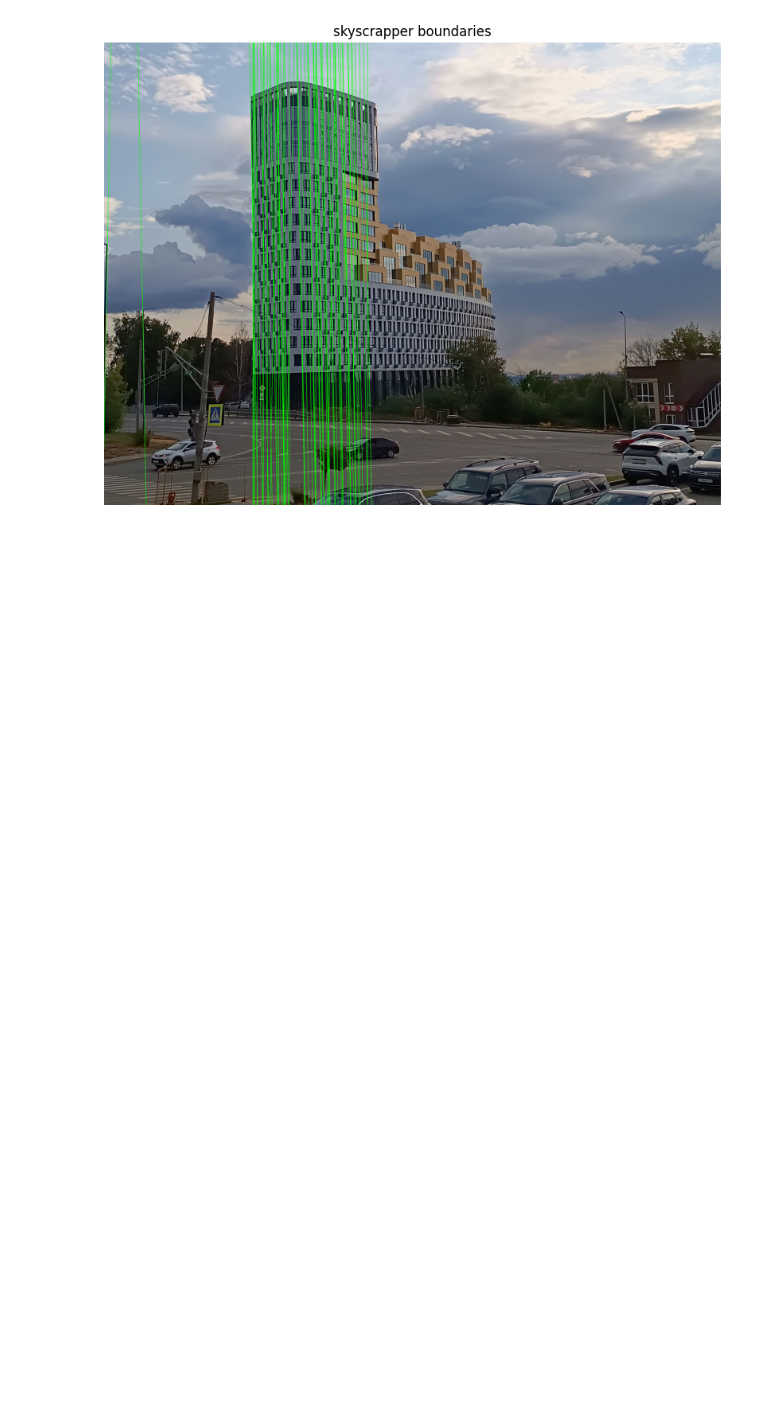
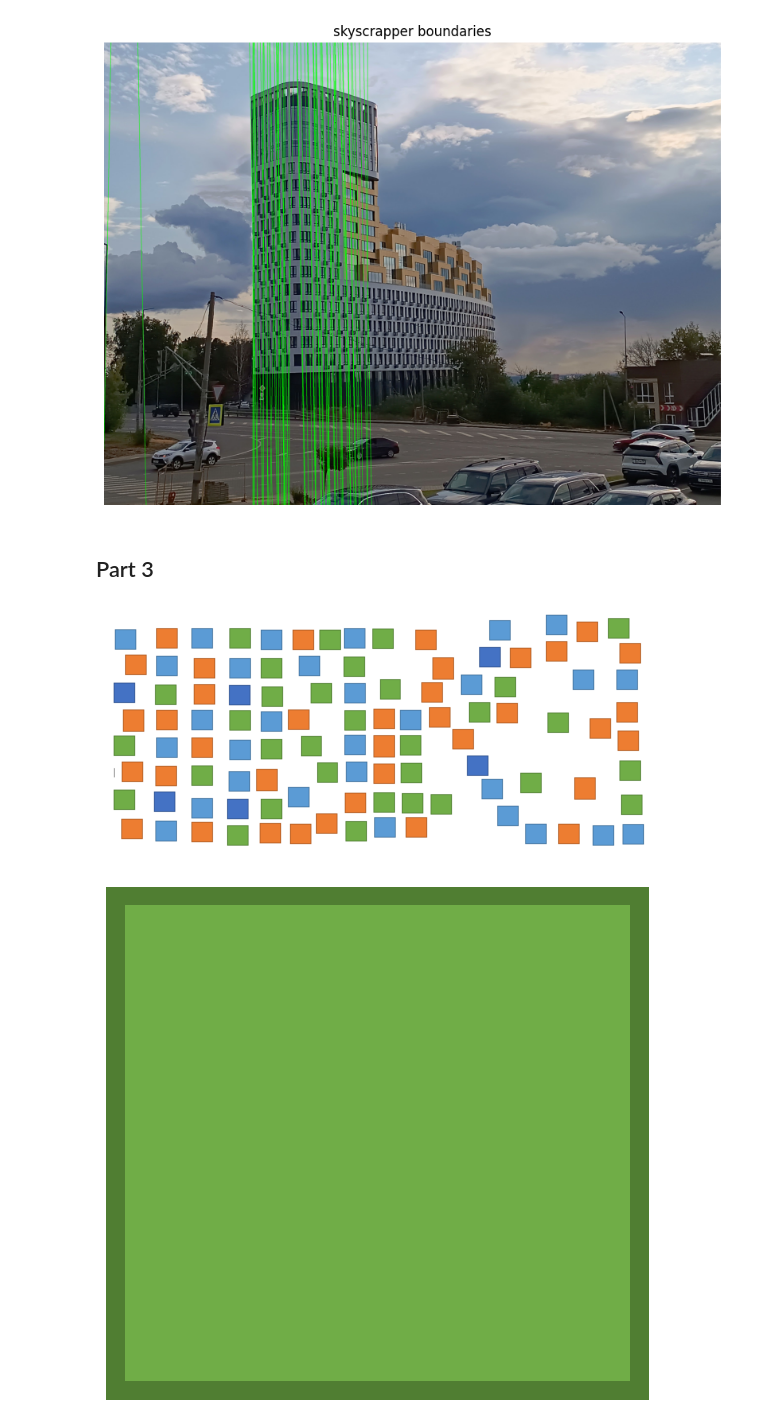
Before and after one commit to DevilishSasuke/image-processing, a Jupyter notebook: img_proc_lab7.ipynb, the cells around one changed output. Saved outputs shown, nothing was run; the diff lists cells and outputs as text; code cells hidden in the pictures; blank space fills up the shorter version.

Commit message:
lab7: part 3 got green square pattern

```diff
--- a/img_proc_lab7.ipynb
+++ b/img_proc_lab7.ipynb
@@ -57,3 +57,15 @@ if lines2 is not None:
 show_img(img_skys, "skyscrapper boundaries")
 # %% [output]
 [figure]
+# %% [markdown]
+## Part 3
+# %%
+img3 = cv2.imread('square_many2.jpg')
+green_square = [[184, 128], [237, 184]]
+template = img3[green_square[0][0]: green_square[1][0],
+                green_square[0][1]: green_square[1][1]]
+show_img(img3, size=7)
+show_img(template, size=7)
+# %% [output]
+[figure, added]
+[figure, added]
```
Also changed, not shown: 1 other file.
